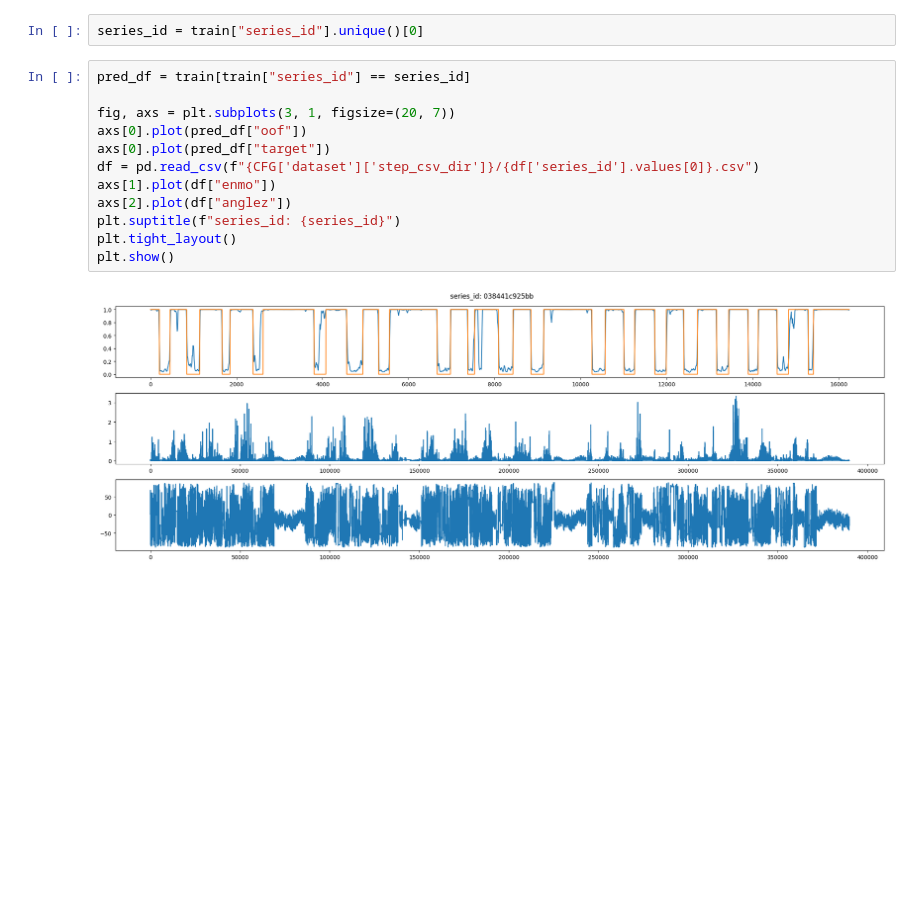
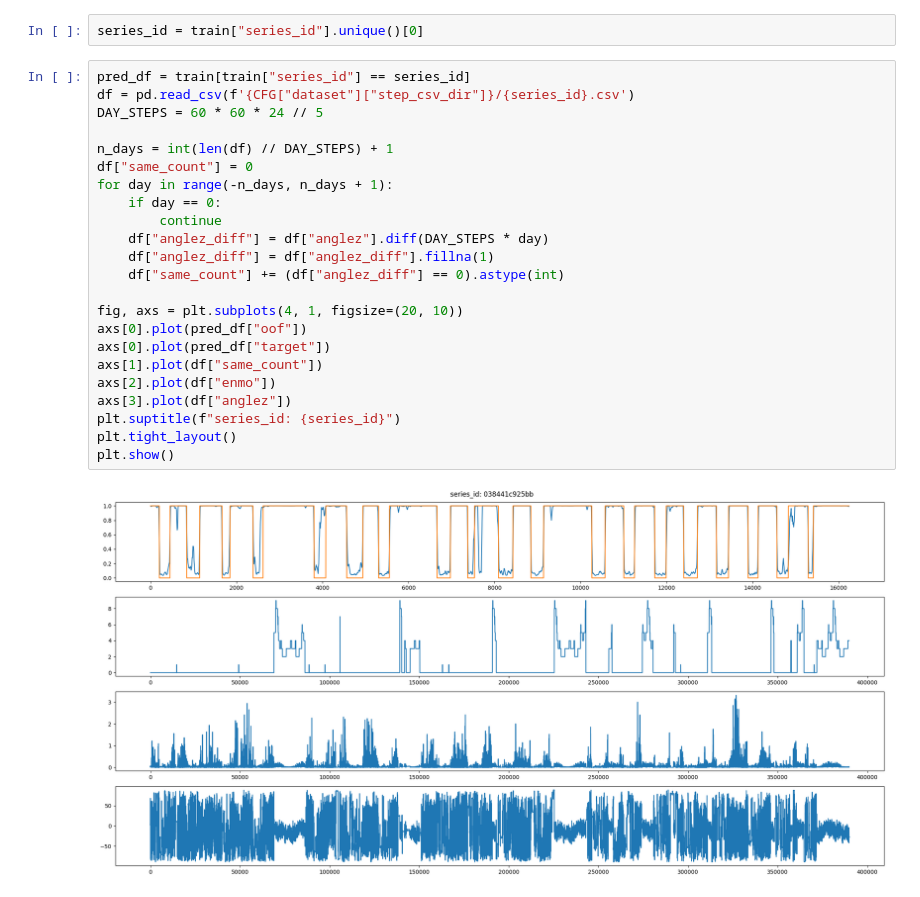
Before and after one commit to penguin-prg/child-mind-institute-detect-sleep-states, a Jupyter notebook: notebook/detect_repeat.ipynb, the cells around one changed output. Drawn from its saved outputs; the diff is of its cells as text; blank space fills up the shorter version.

```diff
--- a/notebook/detect_repeat.ipynb
+++ b/notebook/detect_repeat.ipynb
@@ -67,15 +67,26 @@ labels.head()
 series_id = train["series_id"].unique()[0]
 # %%
 pred_df = train[train["series_id"] == series_id]
+df = pd.read_csv(f'{CFG["dataset"]["step_csv_dir"]}/{series_id}.csv')
+DAY_STEPS = 60 * 60 * 24 // 5
 
-fig, axs = plt.subplots(3, 1, figsize=(20, 7))
+n_days = int(len(df) // DAY_STEPS) + 1
+df["same_count"] = 0
+for day in range(-n_days, n_days + 1):
+    if day == 0:
+        continue
+    df["anglez_diff"] = df["anglez"].diff(DAY_STEPS * day)
+    df["anglez_diff"] = df["anglez_diff"].fillna(1)
+    df["same_count"] += (df["anglez_diff"] == 0).astype(int)
+
+fig, axs = plt.subplots(4, 1, figsize=(20, 10))
 axs[0].plot(pred_df["oof"])
 axs[0].plot(pred_df["target"])
-df = pd.read_csv(f"{CFG['dataset']['step_csv_dir']}/{df['series_id'].values[0]}.csv")
-axs[1].plot(df["enmo"])
-axs[2].plot(df["anglez"])
+axs[1].plot(df["same_count"])
+axs[2].plot(df["enmo"])
+axs[3].plot(df["anglez"])
 plt.suptitle(f"series_id: {series_id}")
 plt.tight_layout()
 plt.show()
 # %% [output]
-[figure, old version]
+[figure, new version]
```
Also changed, not shown: parts of 2 cells of this notebook.
